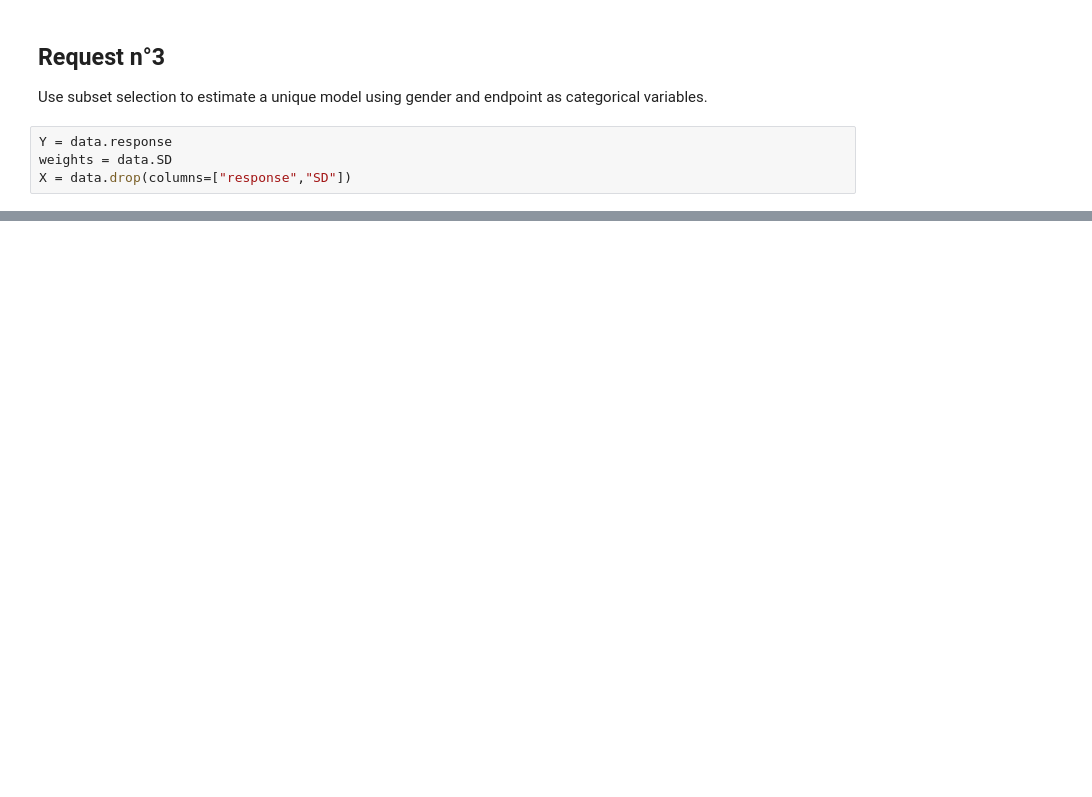
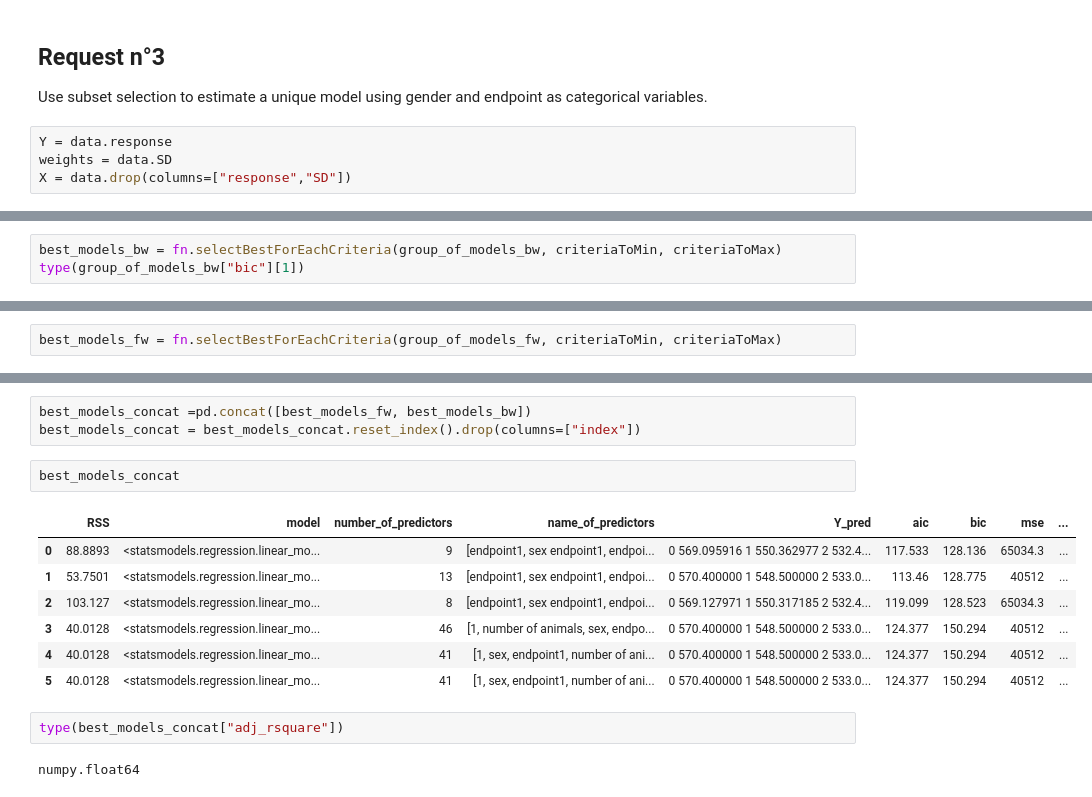
Before and after one commit to AndreaPrati98/EFSA_study, a Jupyter notebook: EFSA_study.ipynb, the cells around one changed output, grey strips where cells are left out. Saved outputs shown, nothing was run; the diff lists cells and outputs as text; blank space fills up the shorter version.

```diff
--- a/EFSA_study.ipynb
+++ b/EFSA_study.ipynb
@@ -379,0 +351,3 @@ best_models
+# %%
+best_models_bw = fn.selectBestForEachCriteria(group_of_models_bw, criteriaToMin, criteriaToMax)
+type(group_of_models_bw["bic"][1])
@@ -379,0 +370,2 @@ best_models
+# %%
+best_models_fw = fn.selectBestForEachCriteria(group_of_models_fw, criteriaToMin, criteriaToMax)
@@ -379,0 +401,17 @@ best_models
+# %%
+best_models_concat =pd.concat([best_models_fw, best_models_bw])
+best_models_concat = best_models_concat.reset_index().drop(columns=["index"])
+# %%
+best_models_concat
+# %% [output]
+|  | RSS | model | number_of_predictors | name_of_predictors | Y_pred | aic | bic | mse | ... |
+| 0 | 88.8893 | <statsmodels.regression.linear_mo... | 9 | [endpoint1, sex endpoint1, endpoi... | 0 569.095916 1 550.362977 2 532.4... | 117.533 | 128.136 | 65034.3 | ... |
+| 1 | 53.7501 | <statsmodels.regression.linear_mo... | 13 | [endpoint1, sex endpoint1, endpoi... | 0 570.400000 1 548.500000 2 533.0... | 113.46 | 128.775 | 40512 | ... |
+| 2 | 103.127 | <statsmodels.regression.linear_mo... | 8 | [endpoint1, sex endpoint1, endpoi... | 0 569.127971 1 550.317185 2 532.4... | 119.099 | 128.523 | 65034.3 | ... |
+| 3 | 40.0128 | <statsmodels.regression.linear_mo... | 46 | [1, number of animals, sex, endpo... | 0 570.400000 1 548.500000 2 533.0... | 124.377 | 150.294 | 40512 | ... |
+| 4 | 40.0128 | <statsmodels.regression.linear_mo... | 41 | [1, sex, endpoint1, number of ani... | 0 570.400000 1 548.500000 2 533.0... | 124.377 | 150.294 | 40512 | ... |
+| 5 | 40.0128 | <statsmodels.regression.linear_mo... | 41 | [1, sex, endpoint1, number of ani... | 0 570.400000 1 548.500000 2 533.0... | 124.377 | 150.294 | 40512 | ... |
+# %%
+type(best_models_concat["adj_rsquare"])
+# %% [output]
+numpy.float64
```
Also changed, not shown: parts of 19 cells of this notebook.
